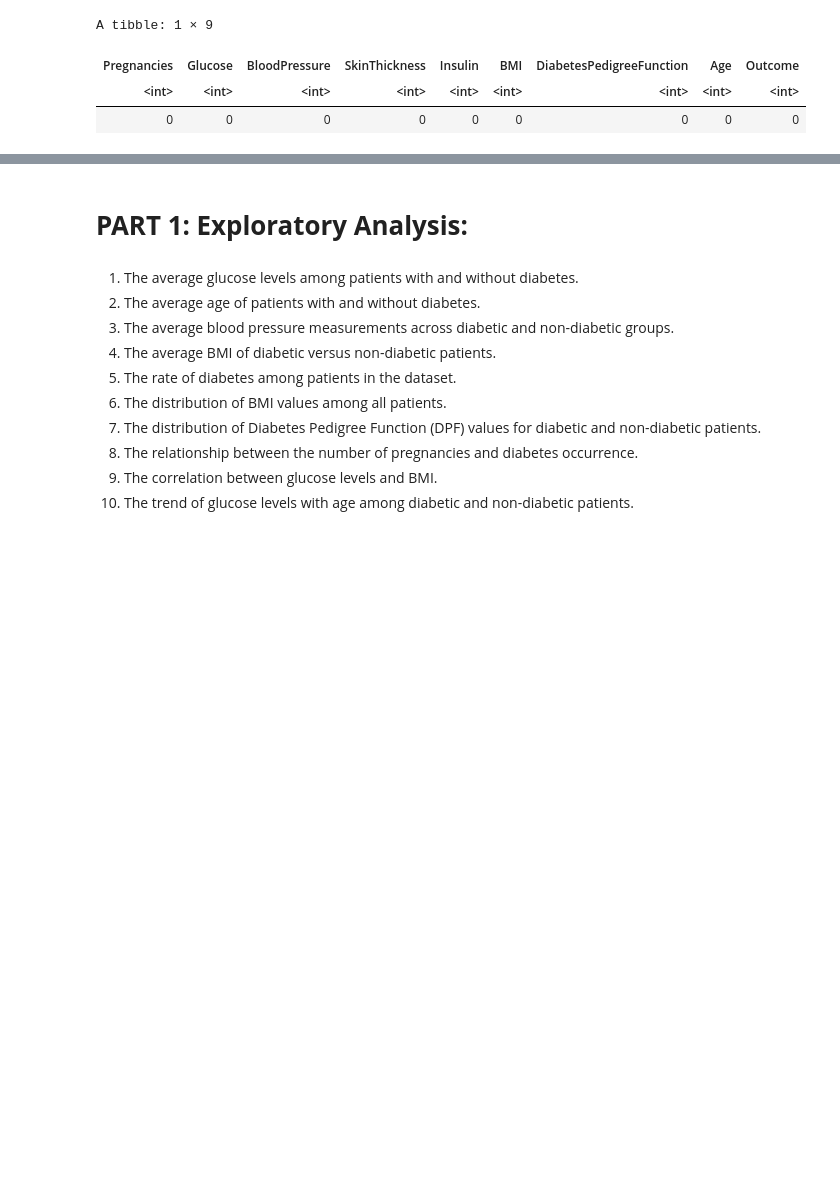
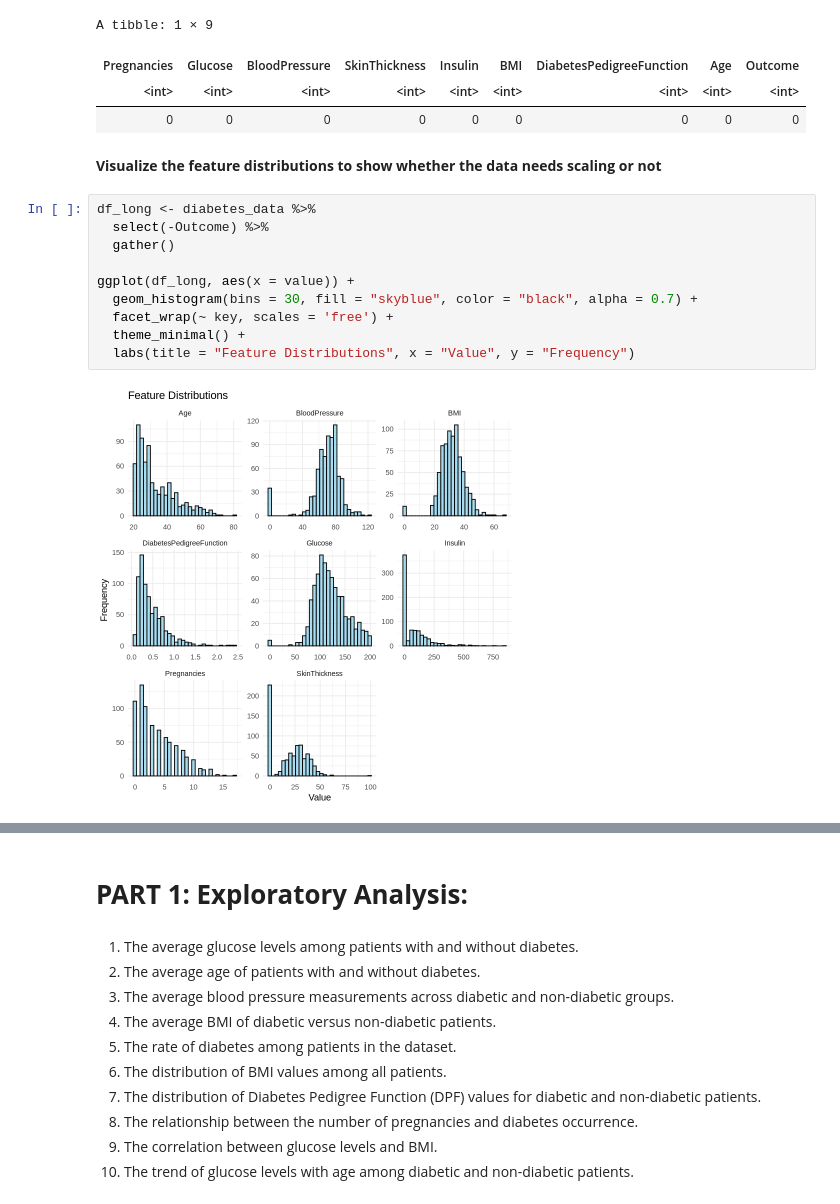
Before and after one commit to aadhamashraf/Analyzing-Diabetes-Dataset, a Jupyter notebook: DSAI-307-Final-Project.ipynb, the cells around one changed output, grey strips where cells are left out. Cells and saved outputs as stored; diff of their text form; blank space fills up the shorter version.

```diff
--- a/DSAI-307-Final-Project.ipynb
+++ b/DSAI-307-Final-Project.ipynb
@@ -115,3 +114,17 @@ A tibble: 1 × 9
 | Pregnancies | Glucose | BloodPressure | SkinThickness | Insulin | BMI | DiabetesPedigreeFunction | Age | Outcome |
 | <int> | <int> | <int> | <int> | <int> | <int> | <int> | <int> | <int> |
 | 0 | 0 | 0 | 0 | 0 | 0 | 0 | 0 | 0 |
+# %% [markdown]
+**Visualize the feature distributions to show whether the data needs scaling or not**
+# %%
+df_long <- diabetes_data %>%
+  select(-Outcome) %>%
+  gather()
+
+ggplot(df_long, aes(x = value)) +
+  geom_histogram(bins = 30, fill = "skyblue", color = "black", alpha = 0.7) +
+  facet_wrap(~ key, scales = 'free') +
+  theme_minimal() +
+  labs(title = "Feature Distributions", x = "Value", y = "Frequency")
+# %% [output]
+[figure, added]
```
Also changed, not shown: parts of 7 cells of this notebook.
